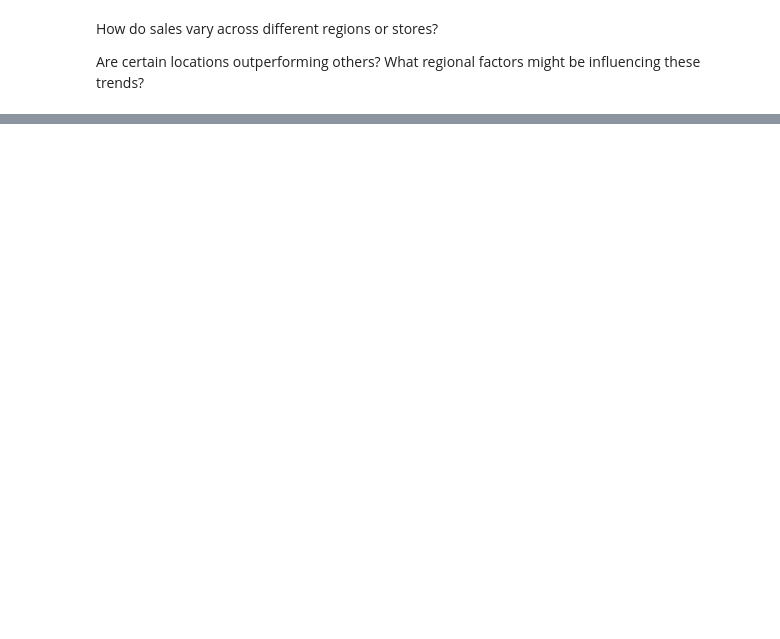
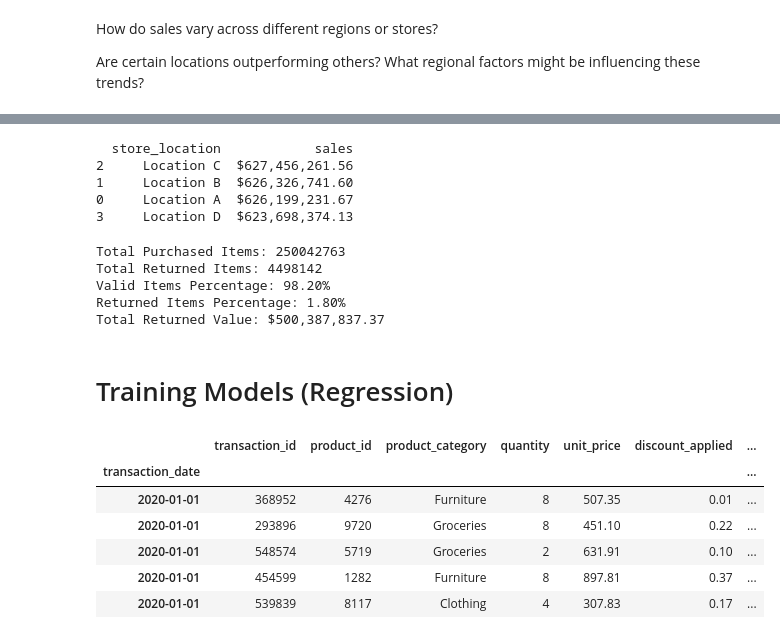
Before and after one commit to JReal10/Project_Moon, a Jupyter notebook: notebooks/sales_customer_behaviour_analysis.ipynb, the cells around one changed output, grey strips where cells are left out. Drawn from its saved outputs; the diff is of its cells as text; code cells hidden in the pictures; blank space fills up the shorter version.

Commit message:
Working on training model

```diff
--- a/notebooks/sales_customer_behaviour_analysis.ipynb
+++ b/notebooks/sales_customer_behaviour_analysis.ipynb
@@ -304,0 +290,66 @@ Are customers spending more or less per transaction? What might be driving these
+# %%
+def total_sales_store(df, group_by_column='store_location', sales_column='sales', sort=False, handle_na=True):
+    # Handle missing sales values if requested
+    if handle_na:
+        df[sales_column] = df[sales_column].fillna(0)
+
+    # Group by the specified column and sum the sales for each group
+    grouped_sales = df.groupby(group_by_column)[sales_column].sum().reset_index()
+
+    # Sort by sales in descending order if requested
+    if sort:
+        grouped_sales = grouped_sales.sort_values(by=sales_column, ascending=False)
+
+    # Format the sales column for better readability
+    grouped_sales[sales_column] = grouped_sales[sales_column].apply(lambda x: f"${x:,.2f}")
+
+    return grouped_sales
+
+# Example usage
+print(total_sales_store(sales_df, sort=True))
+# %% [output]
+  store_location            sales
+2     Location C  $627,456,261.56
+1     Location B  $626,326,741.60
+0     Location A  $626,199,231.67
+3     Location D  $623,698,374.13
+# %%
+def total_item_purchased(df):
+    # Calculate total items purchased, returned, and total returned value
+    total_purchased = df['total_items_purchased'].sum()
+    total_returned = df['total_returned_items'].sum()
+    total_returned_value = df['total_returned_value'].sum()
+
+    # Format total returned value as currency
+    formatted_total_returned_value = f"${total_returned_value:,.2f}"
+
+    # Calculate the percentage of valid (non-returned) and returned items
+    percentage_valid_items = ((total_purchased - total_returned) / total_purchased * 100)
+    percentage_returned_items = (total_returned / total_purchased) * 100
+
+    # Return results as a dictionary
+    return {
+        'total_purchased': total_purchased,
+        'total_returned': total_returned,
+        'percentage_valid_items': percentage_valid_items,
+        'percentage_returned_items': percentage_returned_items,
+        'total_returned_value': formatted_total_returned_value
+    }
+
+# Call the function
+results = total_item_purchased(df)
+
+# Display the results
+print(f"Total Purchased Items: {results['total_purchased']}")
+print(f"Total Returned Items: {results['total_returned']}")
+print(f"Valid Items Percentage: {results['percentage_valid_items']:.2f}%")
+print(f"Returned Items Percentage: {results['percentage_returned_items']:.2f}%")
+print(f"Total Returned Value: {results['total_returned_value']}")
+# %% [output]
+Total Purchased Items: 250042763
+Total Returned Items: 4498142
+Valid Items Percentage: 98.20%
+Returned Items Percentage: 1.80%
+Total Returned Value: $500,387,837.37
+# %% [markdown]
+# Training Models (Regression)
@@ -304,0 +364,10 @@ Are customers spending more or less per transaction? What might be driving these
+# %%
+sales_df.head()
+# %% [output]
+|  | transaction_id | product_id | product_category | quantity | unit_price | discount_applied | ... |
+| transaction_date |  |  |  |  |  |  | ... |
+| 2020-01-01 | 368952 | 4276 | Furniture | 8 | 507.35 | 0.01 | ... |
+| 2020-01-01 | 293896 | 9720 | Groceries | 8 | 451.10 | 0.22 | ... |
+| 2020-01-01 | 548574 | 5719 | Groceries | 2 | 631.91 | 0.10 | ... |
+| 2020-01-01 | 454599 | 1282 | Furniture | 8 | 897.81 | 0.37 | ... |
+| 2020-01-01 | 539839 | 8117 | Clothing | 4 | 307.83 | 0.17 | ... |
```
Also changed, not shown: parts of 9 cells of this notebook.
